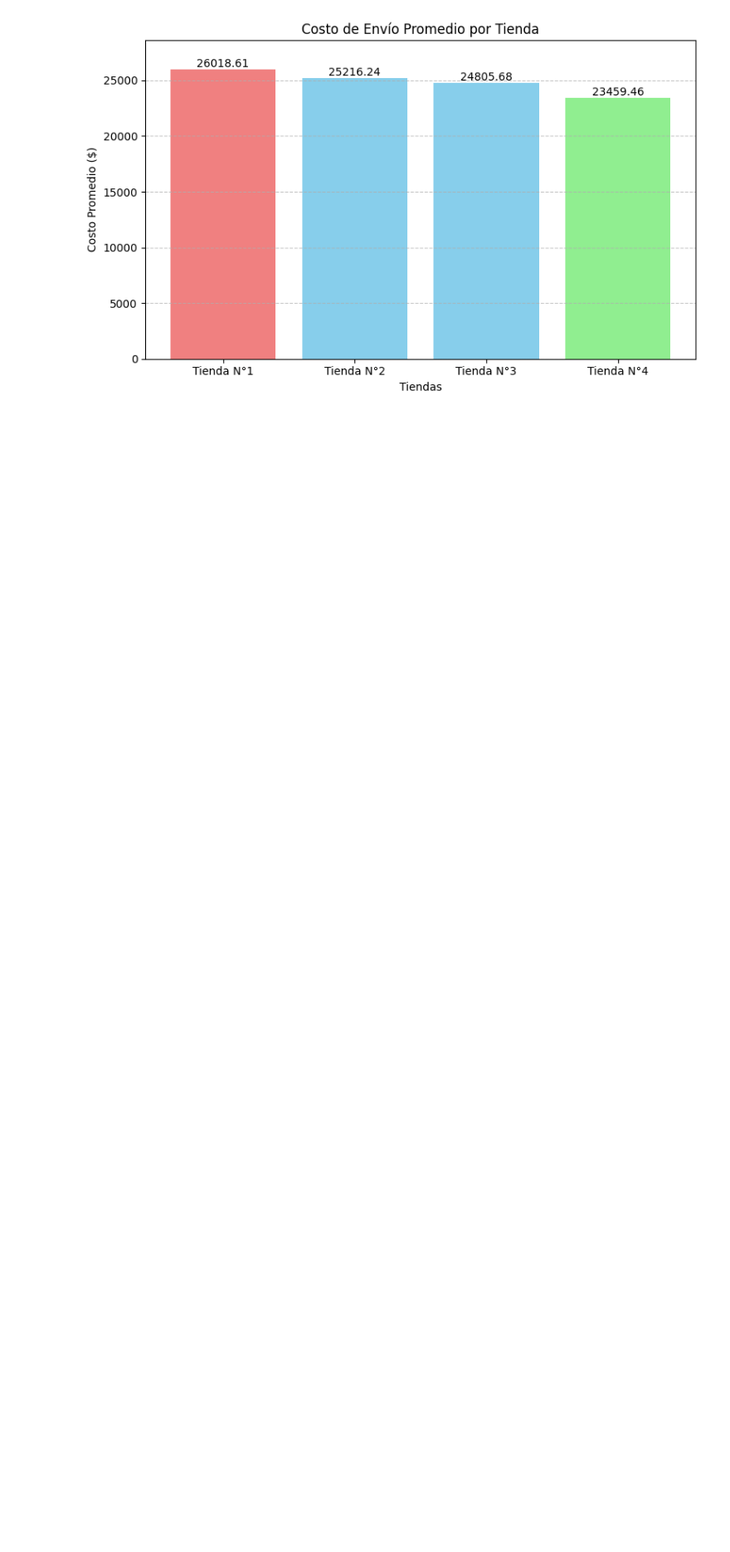
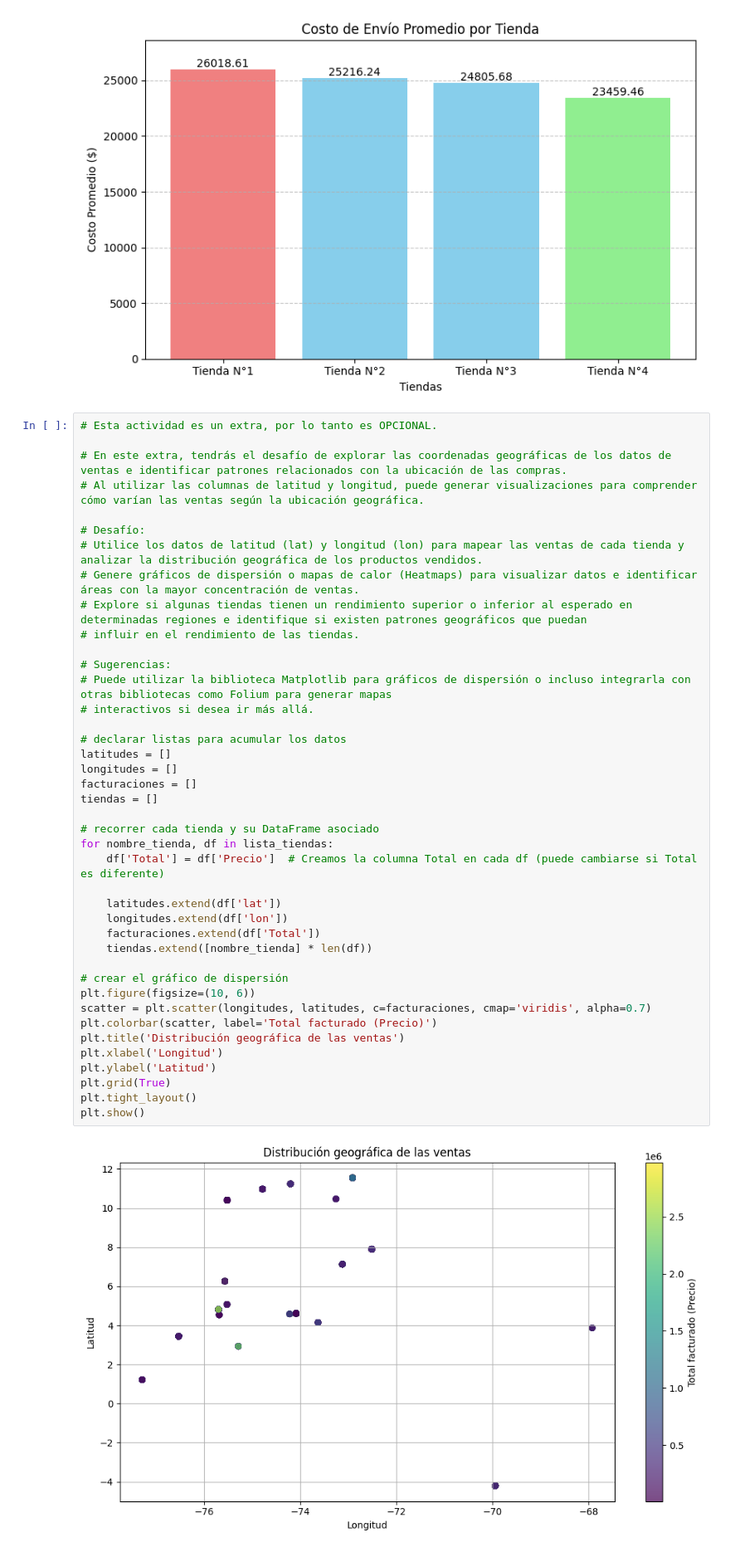
Before and after one commit to joako2004/challenge-alura, a Jupyter notebook: AluraStoreLatam.ipynb, the cells around one changed output. Shown at 83% size. Cells and saved outputs as stored; diff of their text form; blank space fills up the shorter version.

Commit message:
se agrego la actividad extra

```diff
--- a/AluraStoreLatam.ipynb
+++ b/AluraStoreLatam.ipynb
@@ -353,6 +353,49 @@ def graficar_costos_promedio_coloreado(envios_promedio):
 graficar_costos_promedio_coloreado(envios_promedio)
 # %% [output]
 [figure]
+# %%
+# Esta actividad es un extra, por lo tanto es OPCIONAL.
+
+# En este extra, tendrás el desafío de explorar las coordenadas geográficas de los datos de ventas e identificar patrones relacionados con la ubicación de las compras.
+# Al utilizar las columnas de latitud y longitud, puede generar visualizaciones para comprender cómo varían las ventas según la ubicación geográfica.
+
+# Desafío:
+# Utilice los datos de latitud (lat) y longitud (lon) para mapear las ventas de cada tienda y analizar la distribución geográfica de los productos vendidos.
+# Genere gráficos de dispersión o mapas de calor (Heatmaps) para visualizar datos e identificar áreas con la mayor concentración de ventas.
+# Explore si algunas tiendas tienen un rendimiento superior o inferior al esperado en determinadas regiones e identifique si existen patrones geográficos que puedan
+# influir en el rendimiento de las tiendas.
+
+# Sugerencias:
+# Puede utilizar la biblioteca Matplotlib para gráficos de dispersión o incluso integrarla con otras bibliotecas como Folium para generar mapas
+# interactivos si desea ir más allá.
+
+# declarar listas para acumular los datos
+latitudes = []
+longitudes = []
+facturaciones = []
+tiendas = []
+
+# recorrer cada tienda y su DataFrame asociado
+for nombre_tienda, df in lista_tiendas:
+    df['Total'] = df['Precio']  # Creamos la columna Total en cada df (puede cambiarse si Total es diferente)
+
+    latitudes.extend(df['lat'])
+    longitudes.extend(df['lon'])
+    facturaciones.extend(df['Total'])
+    tiendas.extend([nombre_tienda] * len(df))
+
+# crear el gráfico de dispersión
+plt.figure(figsize=(10, 6))
+scatter = plt.scatter(longitudes, latitudes, c=facturaciones, cmap='viridis', alpha=0.7)
+plt.colorbar(scatter, label='Total facturado (Precio)')
+plt.title('Distribución geográfica de las ventas')
+plt.xlabel('Longitud')
+plt.ylabel('Latitud')
+plt.grid(True)
+plt.tight_layout()
+plt.show()
+# %% [output]
+[figure, added]
 # %%
 def recomendar_tienda(mejores, peores):
     mensaje = "RECOMENDACIÓN FINAL\n\n"
```
Also changed, not shown: parts of 1 cell of this notebook.
